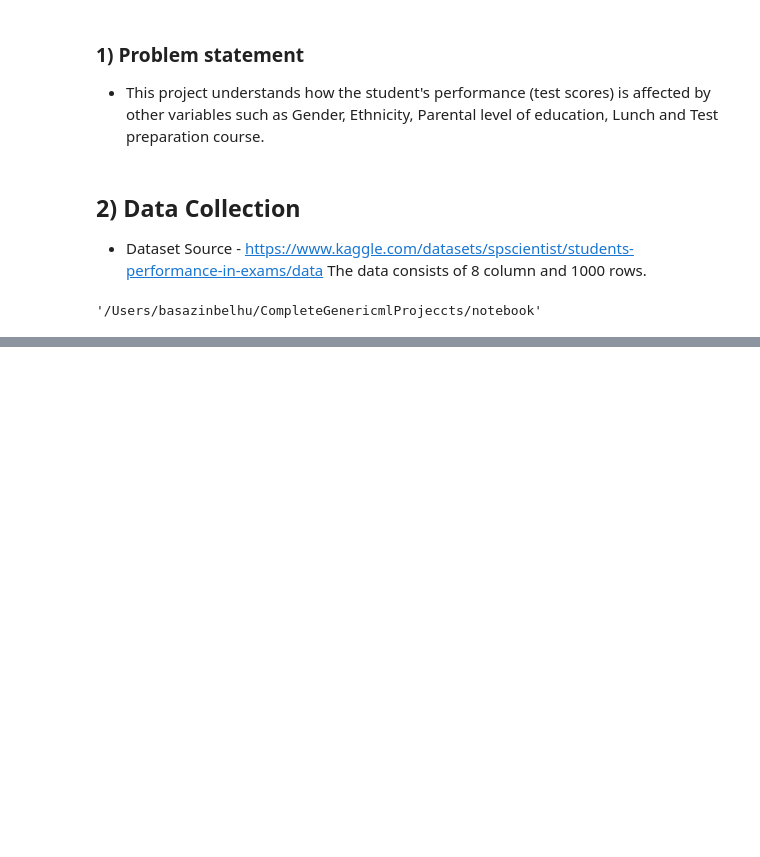
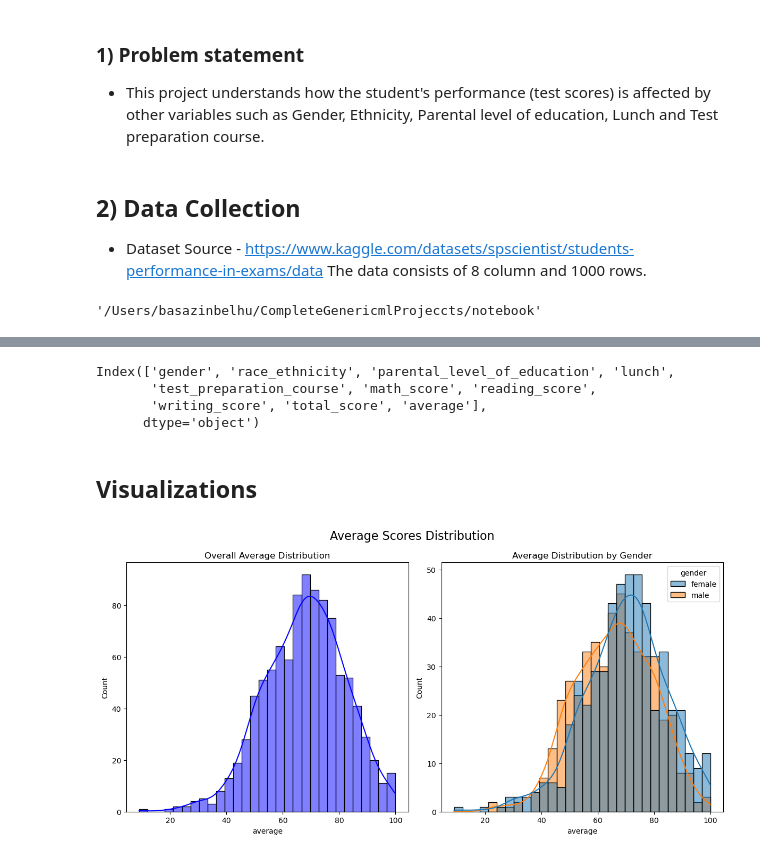
Before and after one commit to Basie12/Student_Performance_Azure_MLOPS, a Jupyter notebook: notebook/Notebook1.ipynb, the cells around one changed output, grey strips where cells are left out. Saved outputs shown, nothing was run; the diff lists cells and outputs as text; code cells hidden in the pictures; blank space fills up the shorter version.

Commit message:
notebooks eda visuals

```diff
--- a/notebook/Notebook1.ipynb
+++ b/notebook/Notebook1.ipynb
@@ -57,13 +79,10 @@ print(df.isnull().sum())
 
 # Data types
 print(df.dtypes)
-
+print("Dupllicate Check:", df.duplicated().sum())
 # Unique values in categorical columns
-categorical_cols = ['gender', 'race/ethnicity', 'parental level of education', 'lunch', 'test preparation course']
+categorical_cols = categorical_cols = df.select_dtypes(include=['object', 'category'])
 for col in categorical_cols:
     print(f"{col}: {df[col].unique()}")
-
-# Descriptive statistics
-print(df.describe())
 # %% [output]
 gender                         0
@@ -122,0 +304,14 @@ math_full = df[df['math']]
+# %%
+df.columns
+# %% [output]
+Index(['gender', 'race_ethnicity', 'parental_level_of_education', 'lunch',
+       'test_preparation_course', 'math_score', 'reading_score',
+       'writing_score', 'total_score', 'average'],
+      dtype='object')
+# %% [markdown]
+## Visualizations
+# %%
+viz = StudentVisualizer(df)
+viz.plot_avg_histograms()
+# %% [output]
+[figure, added]
```
Also changed, not shown: parts of 45 cells of this notebook, 1 other file.
